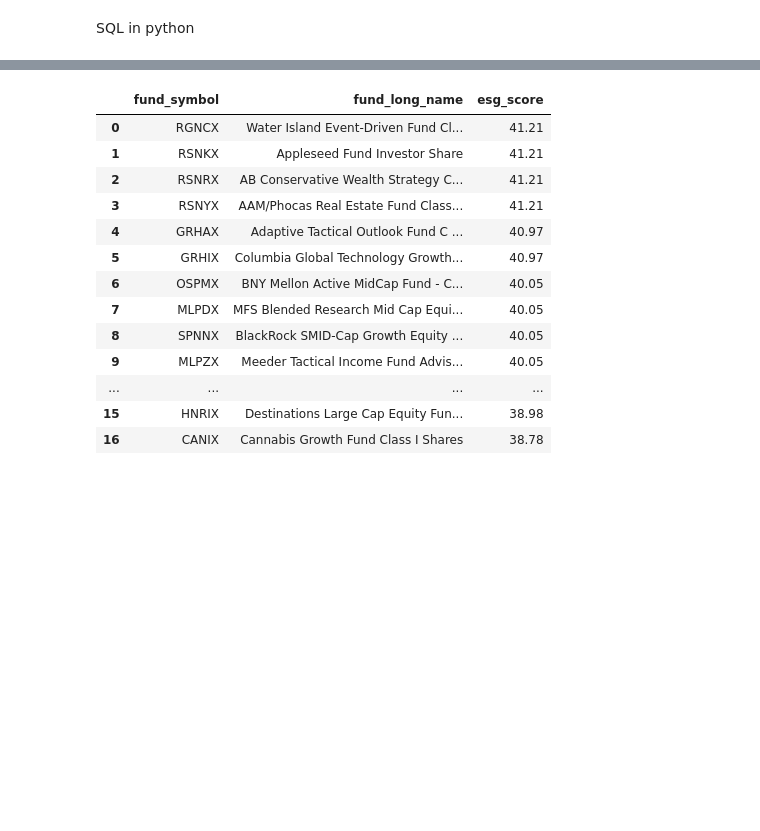
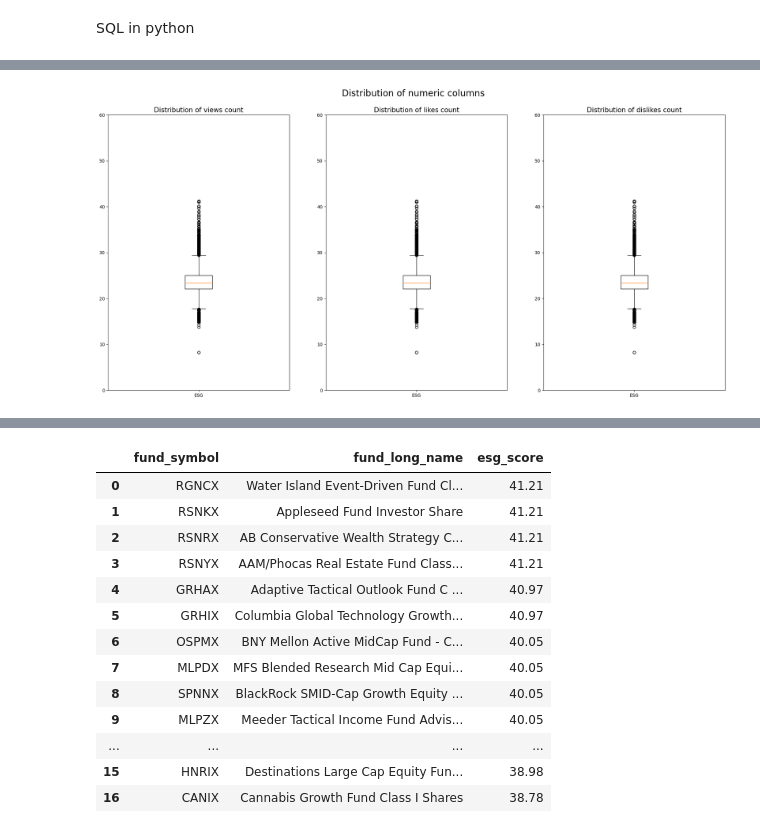
Before and after one commit to Neuefische-ESG-Capstone/Project-description, a Jupyter notebook: nb_richard.ipynb, the cells around one changed output, grey strips where cells are left out. Saved outputs shown, nothing was run; the diff lists cells and outputs as text; code cells hidden in the pictures; blank space fills up the shorter version.

```diff
--- a/nb_richard.ipynb
+++ b/nb_richard.ipynb
@@ -50,0 +48,11 @@ sf.get_dataframe(f'SELECT * FROM {schema}."MutualFunds_raw"')
+# %%
+# leader = np.arange(7.143, 10.000)
+# average = np.arange(2.857, 7.143)
+# laggard = np.arange(0.000, 2.857)
+ddf = mf_df[['fund_symbol','fund_long_name','inception_date','size_type','esg_score','financial_score']]
+
+leader = ddf.query("esg_score>=7.143<=10.000")
+average = ddf.query("esg_score>=2.857<=7.143")
+laggard = ddf.query("esg_score>=0.000<=2.857")
+
+leader
@@ -50,0 +73,22 @@ sf.get_dataframe(f'SELECT * FROM {schema}."MutualFunds_raw"')
+# %%
+fig, ax = plt.subplots(1,3, figsize=(20,10)) # create subplots on 2 rows and 3 columns
+plt.suptitle('Distribution of numeric columns', fontsize=20)
+fig.tight_layout() # tight_layout automatically adjusts subplot params so that the subplot(s) fits in to the figure area
+plt.subplots_adjust(hspace = .5, wspace = .2, top = .9) # adjusts the space between the single subplots
+
+ax[0].boxplot(x = leader['esg_score']) # creates boxplot for number of views
+ax[0].set_xticklabels(labels=["ESG"]) # sets the label for the ticks on the x-axis
+ax[0].set_ylim(0,60) # limits the y-axis values from 0 to 2000000
+ax[0].set_title("Distribution of views count", fontsize = 15); # sets title for subplot
+
+ax[1].boxplot(x = average['esg_score'])
+ax[1].set_xticklabels(labels=["ESG"])
+ax[1].set_ylim(0,60)
+ax[1].set_title("Distribution of likes count", fontsize = 15);
+
+ax[2].boxplot(x = laggard['esg_score'])
+ax[2].set_xticklabels(labels=["ESG"])
+ax[2].set_ylim(0,60)
+ax[2].set_title("Distribution of dislikes count", fontsize = 15);
+# %% [output]
+[figure, added]
```
Also changed, not shown: parts of 6 cells of this notebook.
